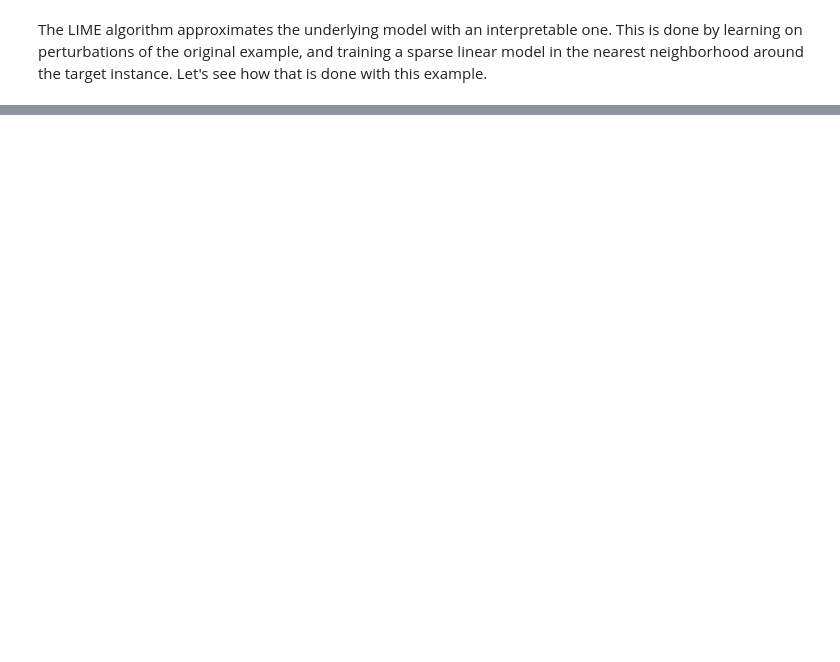
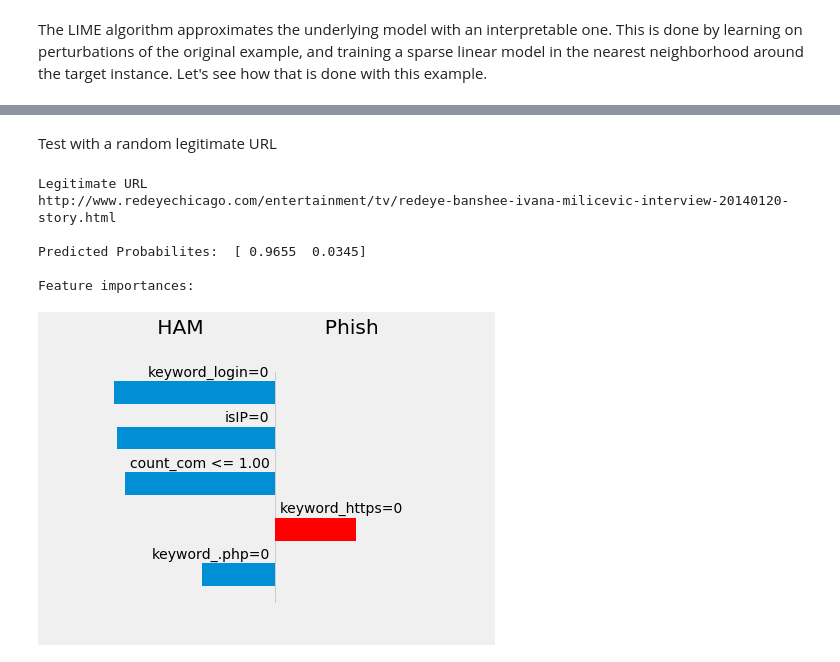
Before and after one commit to albahnsen/Talk_Demystifying_Machine_Learning, a Jupyter notebook: Demystifying_Machine_Learning_using_LIME.ipynb, the cells around one changed output, grey strips where cells are left out. Cells and saved outputs as stored; diff of their text form; code cells hidden in the pictures; blank space fills up the shorter version.

```diff
--- a/Demystifying_Machine_Learning_using_LIME.ipynb
+++ b/Demystifying_Machine_Learning_using_LIME.ipynb
@@ -48,0 +197,2 @@ Afterwards, Swordphish uses a Random Forest classifier that was trained with a t
+# %%
+clf = RandomForestClassifier(n_jobs=-1, n_estimators=100)
@@ -48,0 +204,2 @@ Afterwards, Swordphish uses a Random Forest classifier that was trained with a t
+# %%
+clf.fit(X, y)
@@ -48,0 +215,5 @@ Afterwards, Swordphish uses a Random Forest classifier that was trained with a t
+# %%
+%matplotlib inline
+import numpy as np
+import matplotlib.pyplot as plt
+plt.style.use('fivethirtyeight')
@@ -48,0 +244,3 @@ Afterwards, Swordphish uses a Random Forest classifier that was trained with a t
+# %%
+explainer = lime.lime_tabular.LimeTabularExplainer(X.values ,feature_names = X.columns.values,class_names=['ham','phish'],
+                                                   categorical_features=[0, 1, 2, 3, 4, 5, 8], kernel_width=3)
@@ -48,0 +308,12 @@ Afterwards, Swordphish uses a Random Forest classifier that was trained with a t
+# %% [markdown]
+Test with a random legitimate URL
+# %%
+explain_instance(data.query('phishing == 0').sample(1, random_state=1))
+# %% [output]
+Legitimate URL
+http://www.redeyechicago.com/entertainment/tv/redeye-banshee-ivana-milicevic-interview-20140120-story.html
+
+Predicted Probabilites:  [ 0.9655  0.0345]
+
+Feature importances:
+[figure, added]
```
Also changed, not shown: parts of 39 cells of this notebook, 1 other file.
